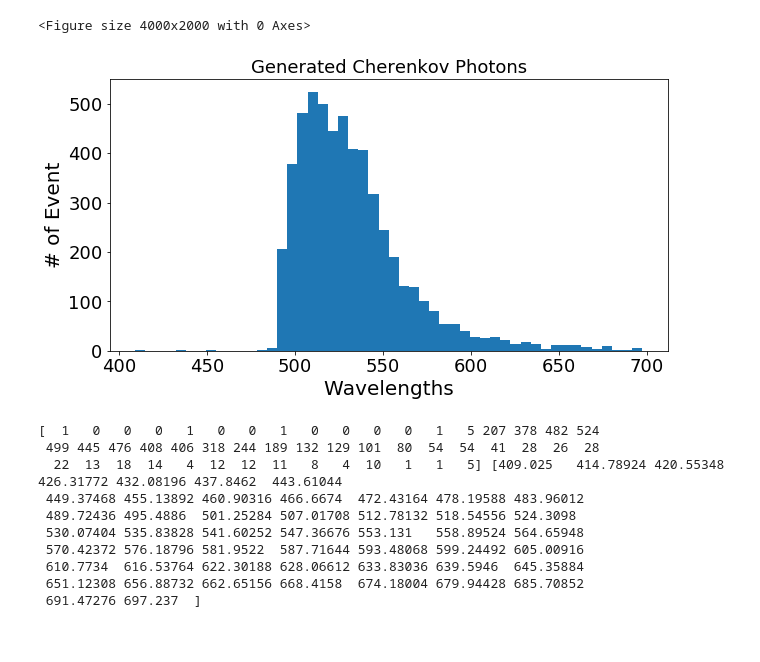
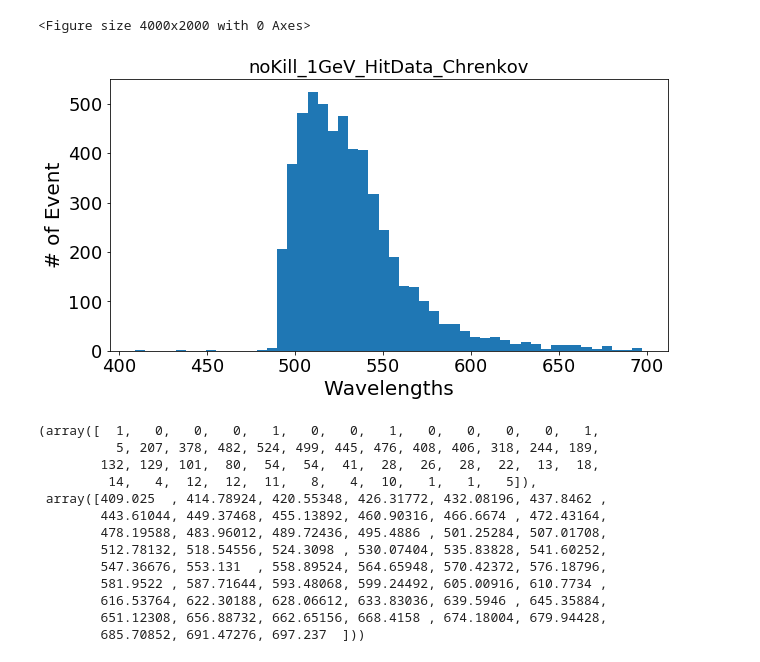
Before and after one commit to wonseokb/phython, a Jupyter notebook: Wonseok's Plot Machine.ipynb, the cells around one changed output. Saved outputs shown, nothing was run; the diff lists cells and outputs as text; code cells hidden in the pictures.

```diff
--- a/Wonseok's Plot Machine.ipynb
+++ b/Wonseok's Plot Machine.ipynb
@@ -50,38 +50,40 @@ plt.show()
 <Figure size 4000x2000 with 0 Axes>
 # %%
 #### 2. 1D Histogram with data extract from histogrm
-
-filename = 'noKill_1GeV_HitData_Chrenkov.txt'
 
 def plotHist(filename, bin_num = 50):
     dataframe = pd.read_csv(filename)
     data = np.array(dataframe)
 
     counts, bins = np.histogram(data, bins = bin_num)
 
     plt.figure(figsize = (10,5))
     plt.hist(data, bins = bin_num)
-    plt.title("Generated Cherenkov Photons")
+    plt.title(filename[:-4])
     plt.xlabel("Wavelengths")
     plt.ylabel("# of Event")
     plt.show()
 
-    print(counts, bins)
+    return(counts, bins)
 
-
+#Example
+filename = 'noKill_1GeV_HitData_Chrenkov.txt'
 plotHist(filename)
 # %% [output]
-[figure, old version]
+[figure, new version]
-[  1   0   0   0   1   0   0   1   0   0   0   0   1   5 207 378 482 524
- 499 445 476 408 406 318 244 189 132 129 101  80  54  54  41  28  26  28
-  22  13  18  14   4  12  12  11   8   4  10   1   1   5] [409.025   414.78924 420.55348 426.31772 432.08196 437.8462  443.61044
- 449.37468 455.13892 460.90316 466.6674  472.43164 478.19588 483.96012
- 489.72436 495.4886  501.25284 507.01708 512.78132 518.54556 524.3098
- 530.07404 535.83828 541.60252 547.36676 553.131   558.89524 564.65948
- 570.42372 576.18796 581.9522  587.71644 593.48068 599.24492 605.00916
- 610.7734  616.53764 622.30188 628.06612 633.83036 639.5946  645.35884
- 651.12308 656.88732 662.65156 668.4158  674.18004 679.94428 685.70852
- 691.47276 697.237  ]
+(array([  1,   0,   0,   0,   1,   0,   0,   1,   0,   0,   0,   0,   1,
+          5, 207, 378, 482, 524, 499, 445, 476, 408, 406, 318, 244, 189,
+        132, 129, 101,  80,  54,  54,  41,  28,  26,  28,  22,  13,  18,
+         14,   4,  12,  12,  11,   8,   4,  10,   1,   1,   5]),
+ array([409.025  , 414.78924, 420.55348, 426.31772, 432.08196, 437.8462 ,
+        443.61044, 449.37468, 455.13892, 460.90316, 466.6674 , 472.43164,
+        478.19588, 483.96012, 489.72436, 495.4886 , 501.25284, 507.01708,
+        512.78132, 518.54556, 524.3098 , 530.07404, 535.83828, 541.60252,
+        547.36676, 553.131  , 558.89524, 564.65948, 570.42372, 576.18796,
+        581.9522 , 587.71644, 593.48068, 599.24492, 605.00916, 610.7734 ,
+        616.53764, 622.30188, 628.06612, 633.83036, 639.5946 , 645.35884,
+        651.12308, 656.88732, 662.65156, 668.4158 , 674.18004, 679.94428,
+        685.70852, 691.47276, 697.237  ]))
 # %%
 #### 3. ( 1D Histogram - 1D Histogram ) -> Step plot
 
```
Also changed, not shown: parts of 6 cells of this notebook.
